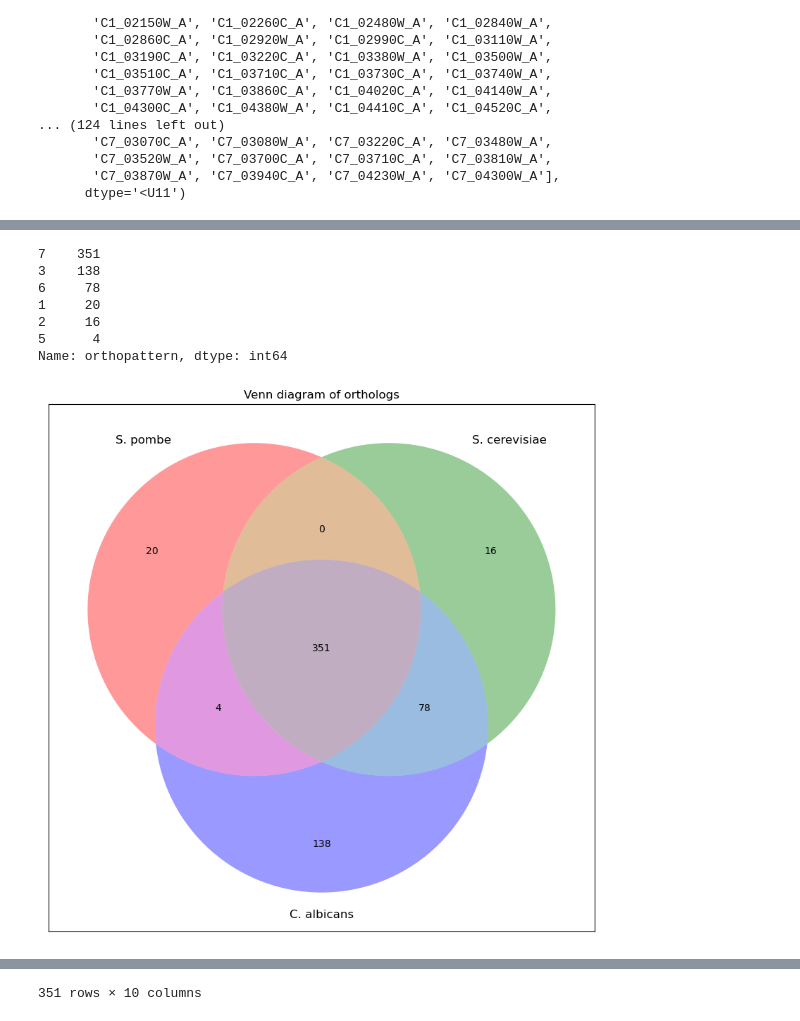
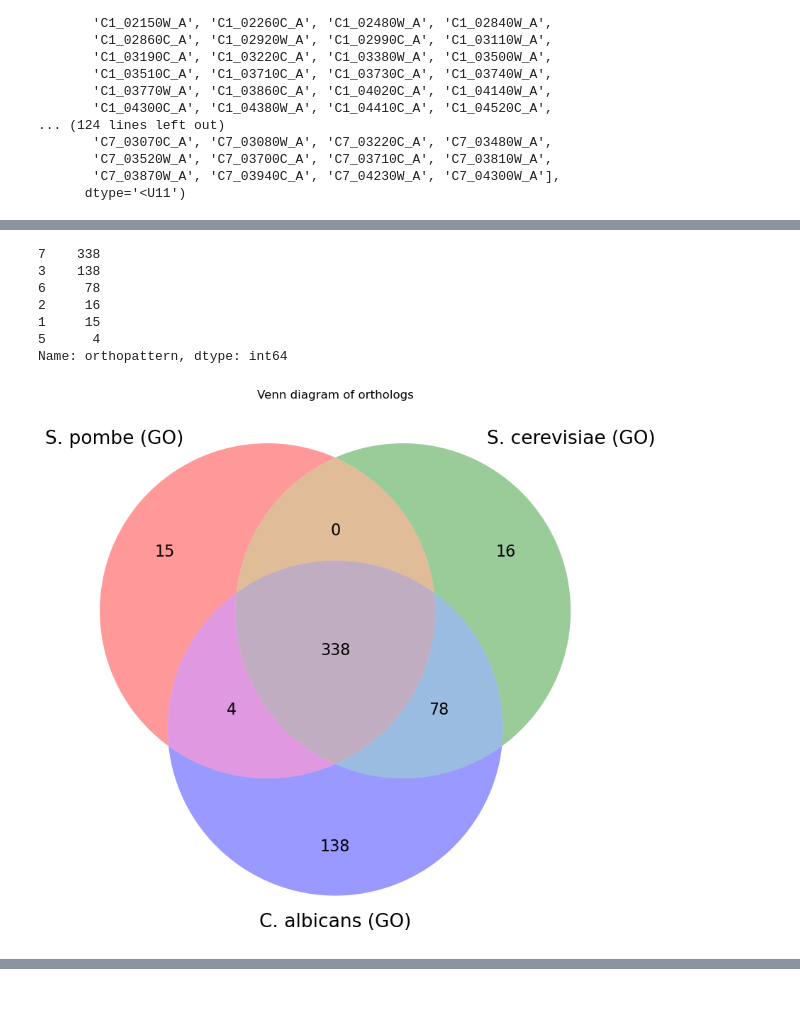
Before and after one commit to BKover99/S.-Pombe-MLPs, a Jupyter notebook: Bence folder/Orthologs/Orthologs analysis.ipynb, the cells around one changed output, grey strips where cells are left out. Drawn from its saved outputs; the diff is of its cells as text; code cells hidden in the pictures.

```diff
--- a/Bence folder/Orthologs/Orthologs analysis.ipynb
+++ b/Bence folder/Orthologs/Orthologs analysis.ipynb
@@ -221,17 +243,6 @@ pombe_genes= np.array(pombe_genes['DB Object'])
 #remove nans
 pombe_genes = pombe_genes[~pd.isnull(pombe_genes)]
 
-
-curation = pd.read_table('/Users/bencekover/Library/CloudStorage/OneDrive-UniversityCollegeLondon/MSci Bahler lab/S.-Pombe-biofilm/external data/bence gene curation.txt', sep='\t', header=0)
-curation = np.unique(curation["Systematic ID"])
-#add curation to pombe genes
-pombe_genes = np.append(pombe_genes, curation)
-#add curation2
-#curation2 = pd.read_table('/Users/bencekover/Library/CloudStorage/OneDrive-UniversityCollegeLondon/MSci Bahler lab/S.-Pombe-biofilm/external data/FYPO - genes.txt', sep='\t', header=0)
-#curation2 = np.unique(curation2["Systematic ID"])
-#add curation to pombe genes
-#pombe_genes = np.append(pombe_genes, curation2)
-#change dtype to string
 pombe_genes = pombe_genes.astype(str)
 pombe_genes = np.unique(pombe_genes)
 pombe_genes
@@ -450,21 +479,22 @@ from matplotlib_venn import venn3, venn3_circles,venn3_unweighted
     #create white background
 
 
-def ortho_to_venn(ortho):
+def ortho_to_venn(ortho, labels = ['S. pombe (GO)', 'S. cerevisiae (GO)', 'C. albicans (GO)']):
     #loop through df. if there is value other then [nan] for a species then add 1 to the respective field
     for index, row in ortho.iterrows():
-        if str(row['albicans_name(s)'][0]) != "nan":
+
+        if len(row['albicans_name(s)']) == 1 and str(row['albicans_name(s)'][0]) == "nan":
+            row["albicans"] = 0
+        else:
             row["albicans"] = 1
+        if len(row['cerevisiae_name(s)']) == 1 and str(row['cerevisiae_name(s)'][0]) == "nan":
+            row["cerevisiae"] = 0
         else:
-            row["albicans"] = 0
-        if str(row['cerevisiae_name(s)'][0]) != "nan":
             row["cerevisiae"] = 1
+        if len(row['pombe_name(s)']) == 1 and str(row['pombe_name(s)'][0]) == "nan":
+            row["pombe"] = 0
         else:
-            row["cerevisiae"] = 0
-        if str(row['pombe_name(s)'][0]) != "nan":
             row["pombe"] = 1
-        else:
-            row["pombe"] = 0
     database = ortho.copy()
     #create a column called orthopattern, and based on the patterns, label with 1-6
     orthopattern = []
@@ -498,10 +528,15 @@ def ortho_to_venn(ortho):
                 count += 1
         venn_dic[i] = count
     #create venn diagram wtih same circle size
-    v = venn3_unweighted(subsets = (venn_dic[1], venn_dic[2], venn_dic[4], venn_dic[3], venn_dic[5], venn_dic[6], venn_dic[7]), set_labels = ('S. pombe', 'S. cerevisiae', 'C. albicans'),
+    v = venn3_unweighted(subsets = (venn_dic[1], venn_dic[2], venn_dic[4], venn_dic[3], venn_dic[5], venn_dic[6], venn_dic[7]), set_labels = (labels),
     )
+
+
+    for text in v.set_labels:
+        text.set_fontsize(19)
+    for text in v.subset_labels:
+        text.set_fontsize(16)
     plt.gca().set_facecolor('white')
-    plt.gca().set_axis_on()
     plt.title('Venn diagram of orthologs')
 
     #chagne text to white
@@ -621,20 +714,25 @@ def show_overlap(final_func_ortho,venn_dic, cats=[7]):
 # %%
 #final ortho
 database = make_dbase(albicans_genes, cerevisiae_genes, pombe_genes)
 sedb = single_entry_dbase(database)
 ortho = add_ortholog_grps(sedb)
 final_ortho = ortho_to_venn(ortho)
 final_ortho.to_csv("final_orthology_database.csv")
 final_func_ortho_,venn_dic = functional_ortho(final_ortho,albicans_genes, cerevisiae_genes, pombe_genes)
+
+
 overlap = show_overlap(final_func_ortho_, venn_dic, cats=[7,6,5,4,3,2,1])
+#export overlap where functional orthopattern is 7
+overlap_=overlap[overlap["functional_orthopattern orthopattern"] == 7]
+overlap_.to_csv("/Users/bencekover/Library/CloudStorage/OneDrive-UniversityCollegeLondon/MSci Bahler lab/S.-Pombe-biofilm/Bence folder/Orthologs/overlap_go.csv")
 #annotated overlap
-overlap
+overlap_
 # %% [output]
-7    351
+7    338
 3    138
 6     78
-1     20
 2     16
+1     15
 5      4
 Name: orthopattern, dtype: int64
-[figure, old version]
+[figure, new version]
@@ -670 +760,0 @@ Name: functional_orthopattern orthopattern, Length: 351, dtype: int64
-351 rows × 10 columns
```
Also changed, not shown: parts of 34 cells of this notebook, 37 other files.
